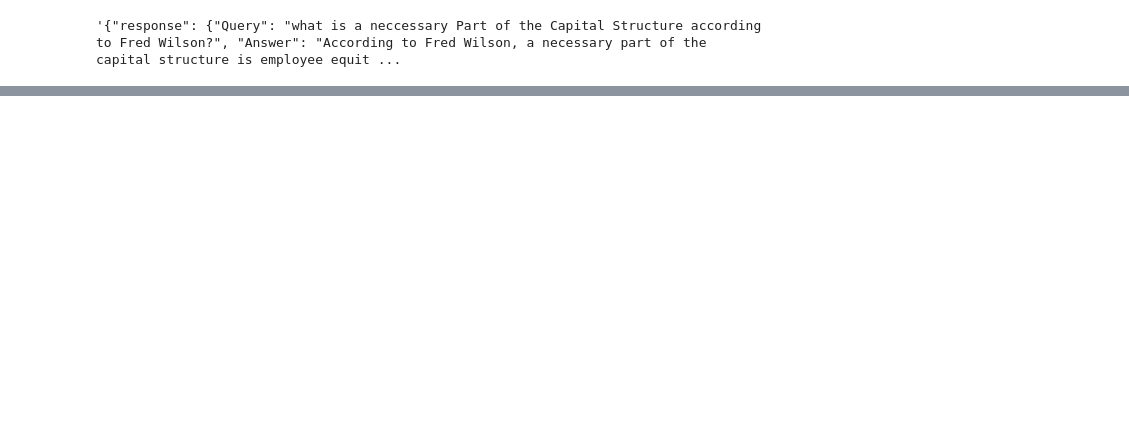
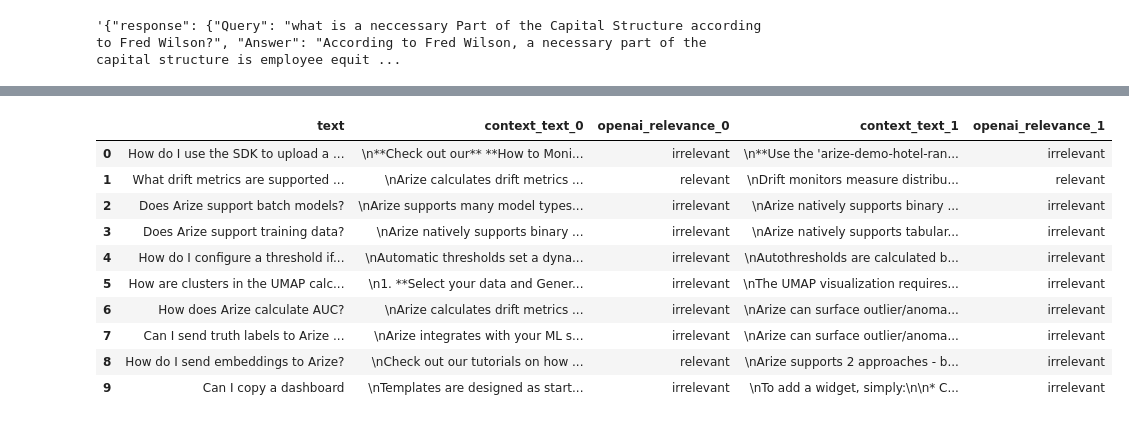
Before and after one commit to plaban1981/Langchain_usecases, a Jupyter notebook: Retrieval_Augmented_Generation.ipynb, the cells around one changed output, grey strips where cells are left out. Drawn from its saved outputs; the diff is of its cells as text; code cells hidden in the pictures; blank space fills up the shorter version.

```diff
--- a/Retrieval_Augmented_Generation.ipynb
+++ b/Retrieval_Augmented_Generation.ipynb
@@ -1358,0 +1575,94 @@ print(out)
+# %%
+
+import os
+import textwrap
+from datetime import timedelta
+from typing import Dict, List, Optional, Tuple
+from tenacity import (
+    retry,
+    stop_after_attempt,
+    wait_random_exponential,
+)
+from tqdm import tqdm
+
+pd.set_option("display.max_colwidth", None)
+#
+EVALUATION_SYSTEM_MESSAGE = "You will be given a query and a reference text. You must determine whether the reference text contains an answer to the input query. Your response must be binary (0 or 1) and should not contain any text or characters aside from 0 or 1. 0 means that the reference text does not contain an answer to the query. 1 means the reference text contains an answer to the query."
+QUERY_CONTEXT_PROMPT_TEMPLATE = """# Query: {query}
+
+# Reference: {reference}
+
+# Binary: """
+
+openai.api_key = os.environ["OPENAI_API_KEY"]
+@retry(wait=wait_random_exponential(min=1, max=60), stop=stop_after_attempt(6))
+def evaluate_query_and_retrieved_context(query: str, context: str, model_name: str) -> str:
+    prompt = QUERY_CONTEXT_PROMPT_TEMPLATE.format(
+        query=query,
+        reference=context,
+    )
+    response = openai.ChatCompletion.create(
+        messages=[
+            {"role": "system", "content": EVALUATION_SYSTEM_MESSAGE},
+            {"role": "user", "content": prompt},
+        ],
+        model=model_name,
+    )
+    return response["choices"][0]["message"]["content"]
+
+
+def evaluate_retrievals(
+    retrievals_data: Dict[str, str],
+    model_name: str,
+) -> List[str]:
+    responses = []
+    for query, retrieved_context in tqdm(retrievals_data.items()):
+        response = evaluate_query_and_retrieved_context(query, retrieved_context, model_name)
+        responses.append(response)
+    return responses
+
+
+def process_binary_responses(
+    binary_responses: List[str], binary_to_string_map: Dict[int, str]
+) -> List[str]:
+    """
+    Parse binary responses and convert to the desired format
+    converts them to the desired format. The binary_to_string_map parameter
+    should be a dictionary mapping binary values (0 or 1) to the desired
+    string values (e.g. "irrelevant" or "relevant").
+    """
+    processed_responses = []
+    for binary_response in binary_responses:
+        try:
+            binary_value = int(binary_response.strip())
+            processed_response = binary_to_string_map[binary_value]
+        except (ValueError, KeyError):
+            processed_response = None
+        processed_responses.append(processed_response)
+    return processed_responses
+
+
+sample_query_df = query_df.head(10).copy()
+evaluation_model_name = "gpt-4"  # use GPT-4 if you have access
+for context_index in range(2):
+    retrievals_data = {
+        row["text"]: row[f"context_text_{context_index}"] for _, row in sample_query_df.iterrows()
+    }
+    raw_responses = evaluate_retrievals(retrievals_data, evaluation_model_name)
+    processed_responses = process_binary_responses(raw_responses, {0: "irrelevant", 1: "relevant"})
+    sample_query_df[f"openai_relevance_{context_index}"] = processed_responses
+sample_query_df[
+    ["text", "context_text_0", "openai_relevance_0", "context_text_1", "openai_relevance_1"]
+].head(10)
+# %% [output]
+|  | text | context_text_0 | openai_relevance_0 | context_text_1 | openai_relevance_1 |
+| 0 | How do I use the SDK to upload a ... | \n**Check out our** **How to Moni... | irrelevant | \n**Use the 'arize-demo-hotel-ran... | irrelevant |
+| 1 | What drift metrics are supported ... | \nArize calculates drift metrics ... | relevant | \nDrift monitors measure distribu... | relevant |
+| 2 | Does Arize support batch models? | \nArize supports many model types... | irrelevant | \nArize natively supports binary ... | irrelevant |
+| 3 | Does Arize support training data? | \nArize natively supports binary ... | irrelevant | \nArize natively supports tabular... | irrelevant |
+| 4 | How do I configure a threshold if... | \nAutomatic thresholds set a dyna... | irrelevant | \nAutothresholds are calculated b... | irrelevant |
+| 5 | How are clusters in the UMAP calc... | \n1. **Select your data and Gener... | irrelevant | \nThe UMAP visualization requires... | irrelevant |
+| 6 | How does Arize calculate AUC? | \nArize calculates drift metrics ... | irrelevant | \nArize can surface outlier/anoma... | irrelevant |
+| 7 | Can I send truth labels to Arize ... | \nArize integrates with your ML s... | irrelevant | \nArize can surface outlier/anoma... | irrelevant |
+| 8 | How do I send embeddings to Arize? | \nCheck out our tutorials on how ... | relevant | \nArize supports 2 approaches - b... | irrelevant |
+| 9 | Can I copy a dashboard | \nTemplates are designed as start... | irrelevant | \nTo add a widget, simply:\n\n* C... | irrelevant |
```
Also changed, not shown: parts of 35 cells of this notebook.
